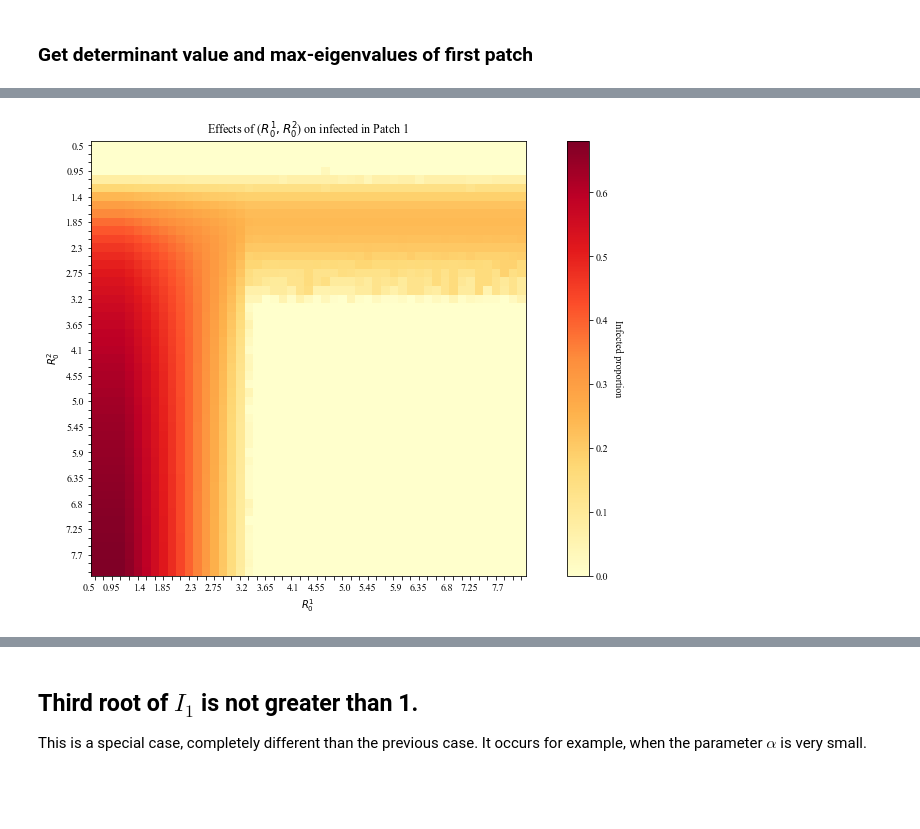
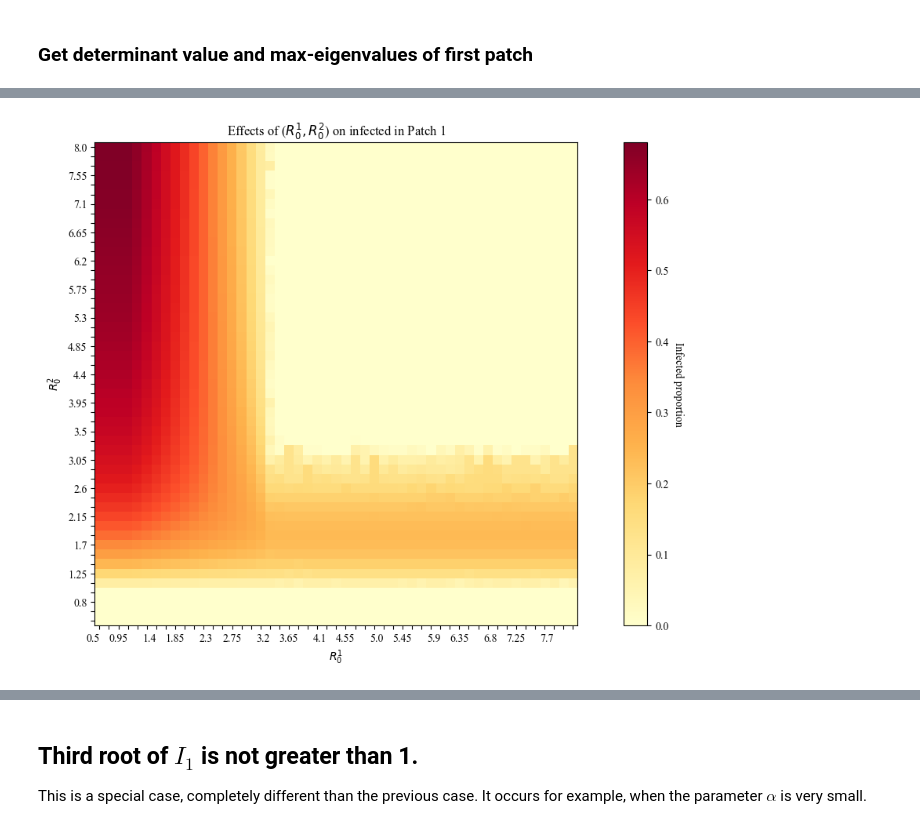
Before and after one commit to JimmyCalvoMonge/pycnopodia, a Jupyter notebook: R0_experiments.ipynb, the cells around one changed output, grey strips where cells are left out. Saved outputs shown, nothing was run; the diff lists cells and outputs as text; code cells hidden in the pictures; blank space fills up the shorter version.

```diff
--- a/R0_experiments.ipynb
+++ b/R0_experiments.ipynb
@@ -330,49 +263,48 @@ dat_0.to_csv('./dat00.csv', index=False)
-# %%
-# dat_.to_csv('./dat.csv', index=False)
-dat_ = pd.read_csv('./dat0.csv')
 # %%
 plot1_data = dat_.pivot(index='R_0_1', columns='R_0_2', values='Ieq_obt_2')
 # Labels
 xlabs = list(plot1_data.index)
 ylabs = plot1_data.columns.tolist()
 data = np.transpose(np.abs(plot1_data.values))
-
-# Heat map
-fig, ax = plt.subplots()
-im = ax.imshow(data, cmap = "YlOrRd")
-
-# Add the labels
-# We want to show all ticks...
-ax.set_xticks(np.arange(len(xlabs)))
-ax.set_yticks(np.arange(len(ylabs)))
-# ... and label them with the respective list entries
-ax.set_xticklabels(xlabs)
-ax.set_yticklabels(ylabs)
-
-ax.figure.set_size_inches(15, 8)
-
-# Rotate the labels of the X-axis
-plt.setp(ax.get_xticklabels(), rotation = 0,
-         ha = "right", rotation_mode = "anchor")
-
-n = 3
-for index, label in enumerate(ax.xaxis.get_ticklabels()):
-    if index % n != 0:
-        label.set_visible(False)
-
-for index, label in enumerate(ax.yaxis.get_ticklabels()):
-    if index % n != 0:
-        label.set_visible(False)
-
-# Add the color bar
-cbar = ax.figure.colorbar(im, ax = ax)
-cbar.ax.set_ylabel("Infected proportion", rotation = -90, va = "bottom")
-plt.title(f"Effects of ($R_0^1, R_0^2$) on infected in Patch 1")
-plt.xlabel("$R_0^1$")
-plt.ylabel("$R_0^2$")
-plt.show()
+data1 = np.flip(data, axis=0)
-# %% [output]
-[figure, removed]
+# %%
+# Heat map
+fig, ax = plt.subplots()
+im = ax.imshow(data1, cmap = "YlOrRd")
+
+# Add the labels
+# We want to show all ticks...
+ax.set_xticks(np.arange(len(xlabs)))
+ax.set_yticks(np.arange(len(ylabs)))
+
+# ... and label them with the respective list entries
+ax.set_xticklabels(xlabs)
+ax.set_yticklabels(ylabs[::-1])
+
+ax.figure.set_size_inches(15, 8)
+
+# Rotate the labels of the X-axis
+plt.setp(ax.get_xticklabels(), rotation = 0,
+         ha = "right", rotation_mode = "anchor")
+
+n = 3
+for index, label in enumerate(ax.xaxis.get_ticklabels()):
+    if index % n != 0:
+        label.set_visible(False)
+
+for index, label in enumerate(ax.yaxis.get_ticklabels()):
+    if index % n != 0:
+        label.set_visible(False)
+
+# Add the color bar
+cbar = ax.figure.colorbar(im, ax = ax)
+cbar.ax.set_ylabel("Infected proportion", rotation = -90, va = "bottom")
+plt.title(f"Effects of ($R_0^1, R_0^2$) on infected in Patch 1")
+plt.xlabel("$R_0^1$")
+plt.ylabel("$R_0^2$")
+plt.show()
+# %% [output]
+[figure, added]
 # %%
 # xlabs = list(plot1_data.index)
 # ylabs = plot1_data.columns.tolist()
```
Also changed, not shown: parts of 30 cells of this notebook, 12 other files.
